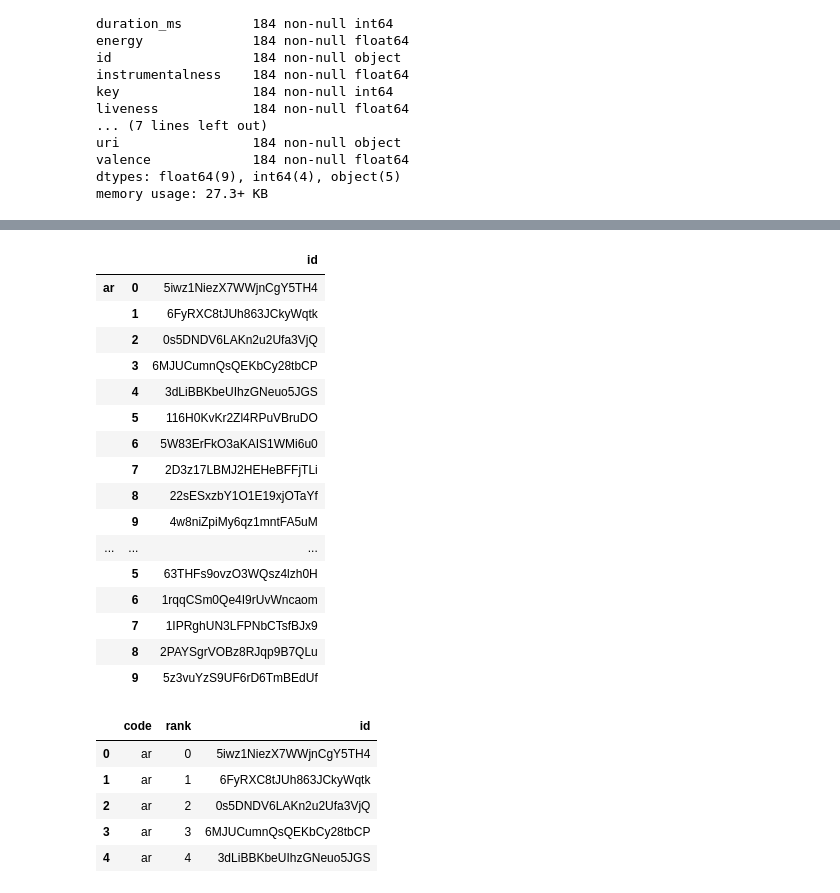
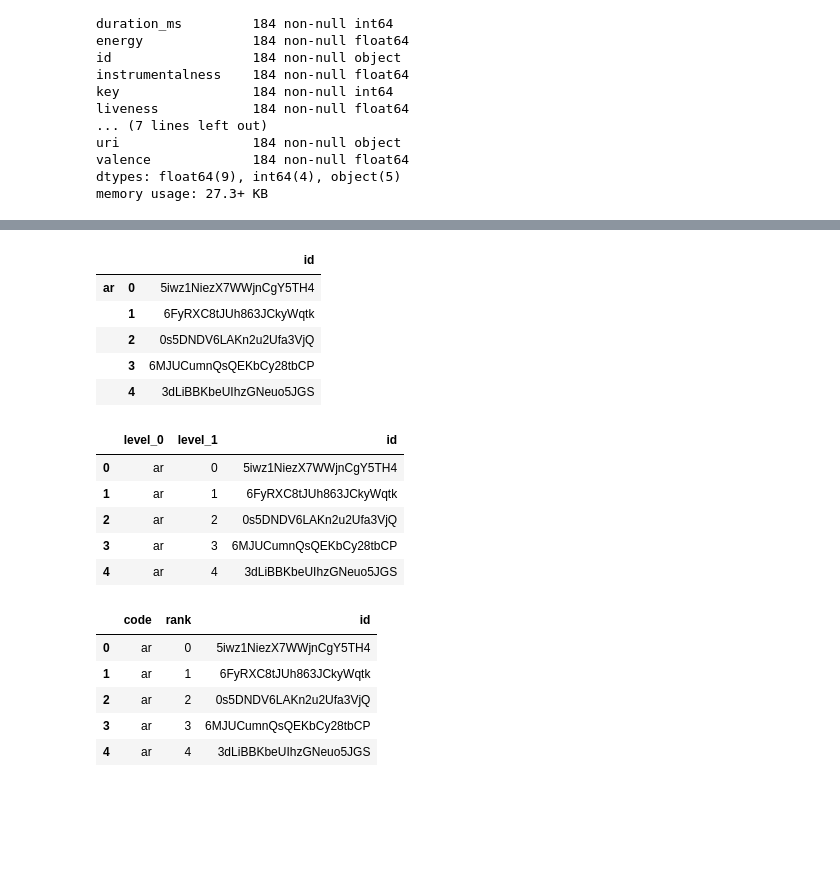
Before and after one commit to Rimab55/spotify_eda, a Jupyter notebook: project1_spotify.ipynb, the cells around one changed output, grey strips where cells are left out. Drawn from its saved outputs; the diff is of its cells as text; code cells hidden in the pictures; blank space fills up the shorter version.

```diff
--- a/project1_spotify.ipynb
+++ b/project1_spotify.ipynb
@@ -146,27 +147,25 @@ top10_byct_df.head()
 # %%
 # Stacking in order to be able to merge with the track Id features obtained from Spotify
 stacked_df = top10_byct_df.stack()
-df3 = pd.DataFrame(stacked_df.rename('id')).head()
+df3 = pd.DataFrame(stacked_df.rename('id'))
+df3.head()
 # %% [output]
 |  |  | id |
 | ar | 0 | 5iwz1NiezX7WWjnCgY5TH4 |
 |  | 1 | 6FyRXC8tJUh863JCkyWqtk |
 |  | 2 | 0s5DNDV6LAKn2u2Ufa3VjQ |
 |  | 3 | 6MJUCumnQsQEKbCy28tbCP |
 |  | 4 | 3dLiBBKbeUIhzGNeuo5JGS |
-|  | 5 | 116H0KvKr2Zl4RPuVBruDO |
-|  | 6 | 5W83ErFkO3aKAIS1WMi6u0 |
-|  | 7 | 2D3z17LBMJ2HEHeBFFjTLi |
-|  | 8 | 22sESxzbY1O1E19xjOTaYf |
-|  | 9 | 4w8niZpiMy6qz1mntFA5uM |
-| ... | ... | ... |
-|  | 5 | 63THFs9ovzO3WQsz4lzh0H |
-|  | 6 | 1rqqCSm0Qe4I9rUvWncaom |
-|  | 7 | 1IPRghUN3LFPNbCTsfBJx9 |
-|  | 8 | 2PAYSgrVOBz8RJqp9B7QLu |
-|  | 9 | 5z3vuYzS9UF6rD6TmBEdUf |
 # %%
 #To put back country codes & rankings as column names
 df3.reset_index(inplace=True)
+df3.head()
+# %% [output]
+|  | level_0 | level_1 | id |
+| 0 | ar | 0 | 5iwz1NiezX7WWjnCgY5TH4 |
+| 1 | ar | 1 | 6FyRXC8tJUh863JCkyWqtk |
+| 2 | ar | 2 | 0s5DNDV6LAKn2u2Ufa3VjQ |
+| 3 | ar | 3 | 6MJUCumnQsQEKbCy28tbCP |
+| 4 | ar | 4 | 3dLiBBKbeUIhzGNeuo5JGS |
 # %%
 # Renaming column names
```
Also changed, not shown: parts of 24 cells of this notebook.
